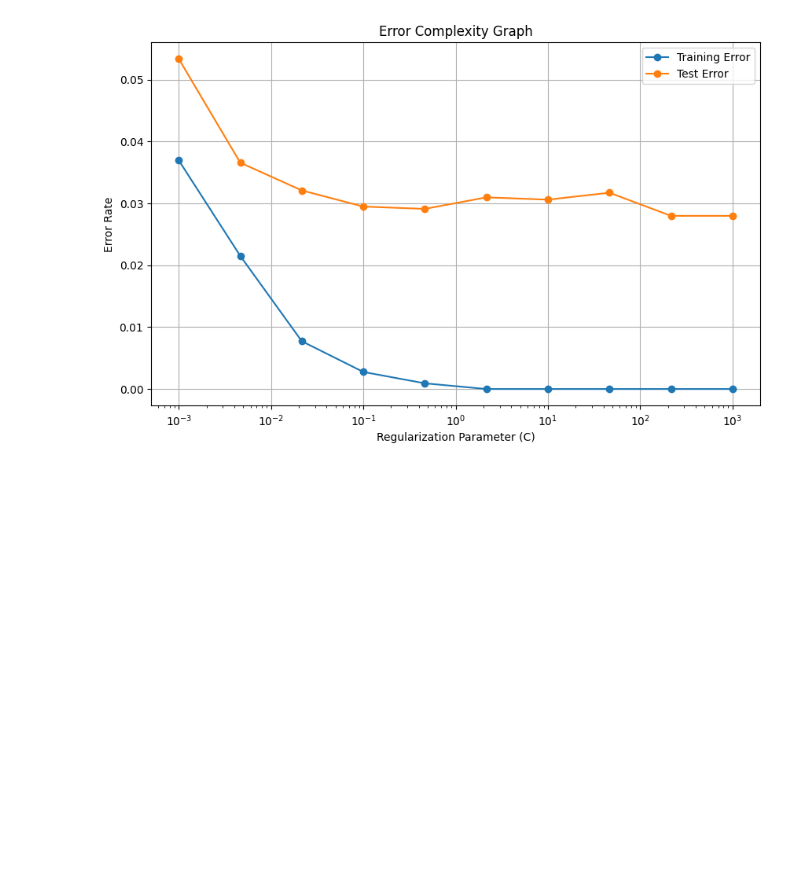
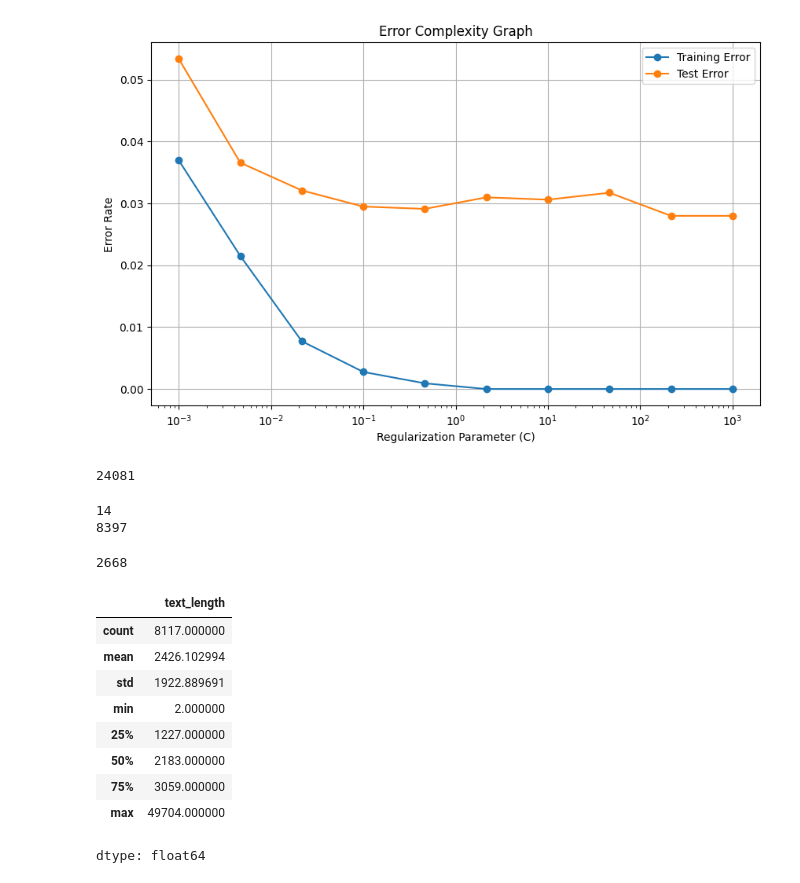
Before and after one commit to ikale1234/CSE151NEWS, a Jupyter notebook: CSE151_Milestone_4.ipynb, the cells around one changed output. Cells and saved outputs as stored; diff of their text form; code cells hidden in the pictures; blank space fills up the shorter version.

```diff
--- a/CSE151_Milestone_4.ipynb
+++ b/CSE151_Milestone_4.ipynb
@@ -510,3 +510,55 @@ plt.grid()
 plt.show()
 # %% [output]
 [figure]
+# %%
+tot = []
+cnt = []
+for i in range(len(txt_words)):
+  for j in range(len(txt_words[i])):
+    if txt_words[i][j] not in tot:
+      tot.append(txt_words[i][j])
+      cnt.append(1)
+    else:
+      cnt[tot.index(txt_words[i][j])] += 1
+
+print(max(cnt))
+sorted_cnt = sorted(cnt, reverse=True)
+# %% [output]
+24081
+# %%
+print(sorted_cnt[10000])
+dictionary = {}
+dictionary['<pad>'] = 0
+dictionary['<unk>'] = 1
+curr_num = 2
+for i in range(len(tot)):
+  if cnt[i] > 19:
+    dictionary[tot[i]] = curr_num
+    curr_num += 1
+print(len(dictionary))
+#
+# %% [output]
+14
+8397
+# %%
+print(len(cleaned_df['corpus_text'][55]))
+# %% [output]
+2668
+# %%
+def tokenize_and_map(text, mapping):
+    words = text.split()  # Split by spaces
+    return [mapping.get(word, 1) for word in words]  # Map to integer, default to 'unk' (1)
+cleaned_df['tokenized'] = cleaned_df['corpus_text'].apply(lambda x: tokenize_and_map(x, dictionary))
+cleaned_df.head()
+cleaned_df['text_length'].describe()
+# %% [output]
+|  | text_length |
+| count | 8117.000000 |
+| mean | 2426.102994 |
+| std | 1922.889691 |
+| min | 2.000000 |
+| 25% | 1227.000000 |
+| 50% | 2183.000000 |
+| 75% | 3059.000000 |
+| max | 49704.000000 |
+dtype: float64
```
Also changed, not shown: parts of 11 cells of this notebook.
